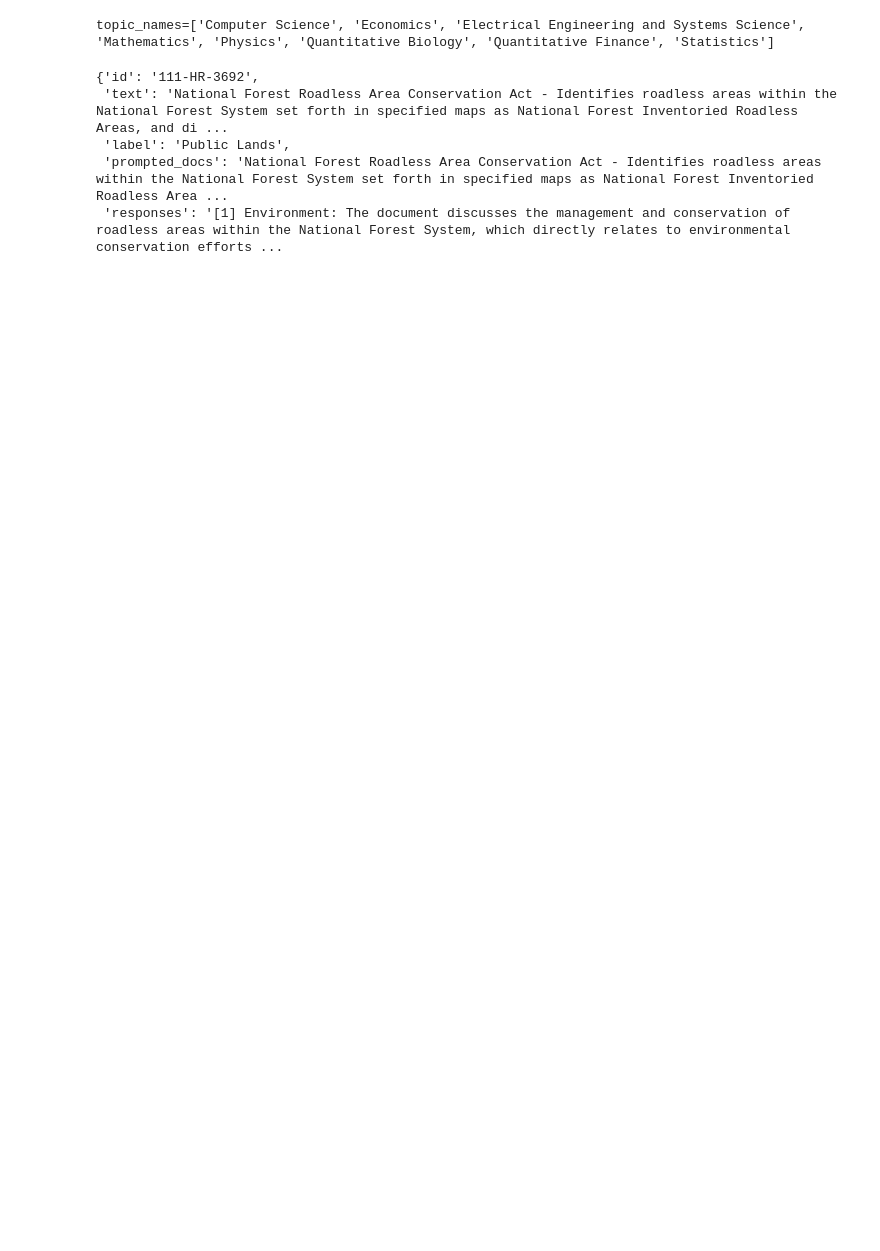
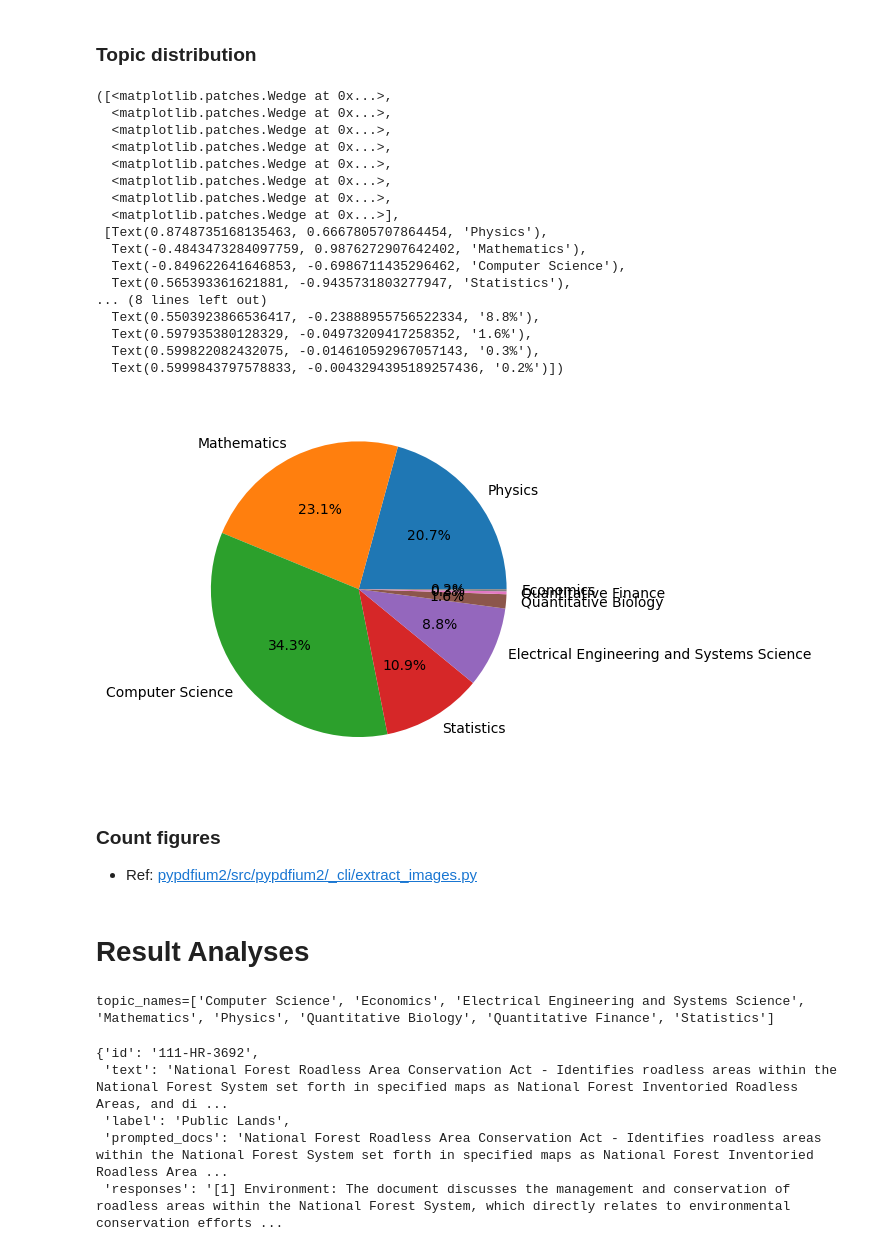
Before and after one commit to lambdadt/topicGPT, a Jupyter notebook: analyse_outputs.ipynb, the cells around one changed output. Drawn from its saved outputs; the diff is of its cells as text; code cells hidden in the pictures; blank space fills up the shorter version.

```diff
--- a/analyse_outputs.ipynb
+++ b/analyse_outputs.ipynb
@@ -13,2 +16,6 @@ import yaml
 # %%
 from tqdm.notebook import tqdm
+# %%
+docs_meta_csv_path = Path("data_pdfs/docs_metadata.csv")
+docs_meta_df = pd.read_csv(docs_meta_csv_path)
+docs_meta_df
@@ -15,3 +36,37 @@ from tqdm.notebook import tqdm
+# %% [markdown]
+### Topic distribution
+# %%
+true_topics_all = []
+for i in range(len(docs_meta_df)):
+    true_topics_all.extend(json.loads(docs_meta_df['topics'].iloc[i]))
+
+topics_counter = Counter(true_topics_all)
+plt.pie(topics_counter.values(),
+        labels=topics_counter.keys(), autopct='%1.1f%%')
+# %% [output]
+([<matplotlib.patches.Wedge at 0x...>,
+  <matplotlib.patches.Wedge at 0x...>,
+  <matplotlib.patches.Wedge at 0x...>,
+  <matplotlib.patches.Wedge at 0x...>,
+  <matplotlib.patches.Wedge at 0x...>,
+  <matplotlib.patches.Wedge at 0x...>,
+  <matplotlib.patches.Wedge at 0x...>,
+  <matplotlib.patches.Wedge at 0x...>],
+ [Text(0.8748735168135463, 0.6667805707864454, 'Physics'),
+  Text(-0.4843473284097759, 0.9876272907642402, 'Mathematics'),
+  Text(-0.849622641646853, -0.6986711435296462, 'Computer Science'),
+  Text(0.565393361621881, -0.9435731803277947, 'Statistics'),
+... (8 lines left out)
+  Text(0.5503923866536417, -0.23888955756522334, '8.8%'),
+  Text(0.597935380128329, -0.04973209417258352, '1.6%'),
+  Text(0.599822082432075, -0.014610592967057143, '0.3%'),
+  Text(0.5999843797578833, -0.0043294395189257436, '0.2%')])
+[figure, added]
+# %% [markdown]
+### Count figures
+- Ref: [pypdfium2/src/pypdfium2/_cli/extract_images.py](https://github.com/pypdfium2-team/pypdfium2/blob/main/src/pypdfium2/_cli/extract_images.py)
+# %% [markdown]
+# Result Analyses
 # %%
 with open("data/misc/arxiv_topics.yaml") as f:
     topics_conf = yaml.safe_load(f)
```
Also changed, not shown: parts of 7 cells of this notebook, 2 other files.
